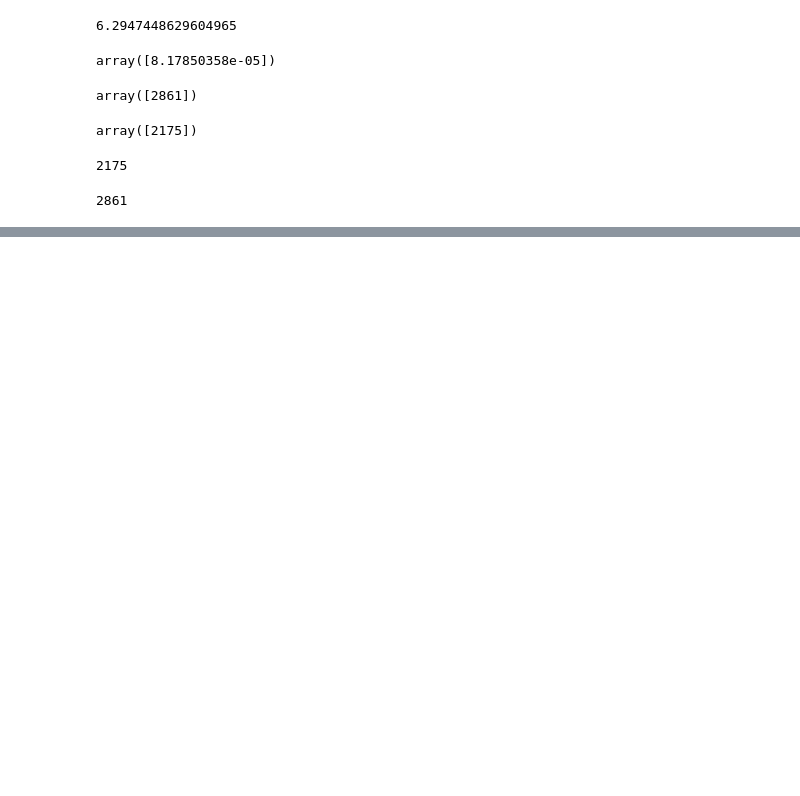
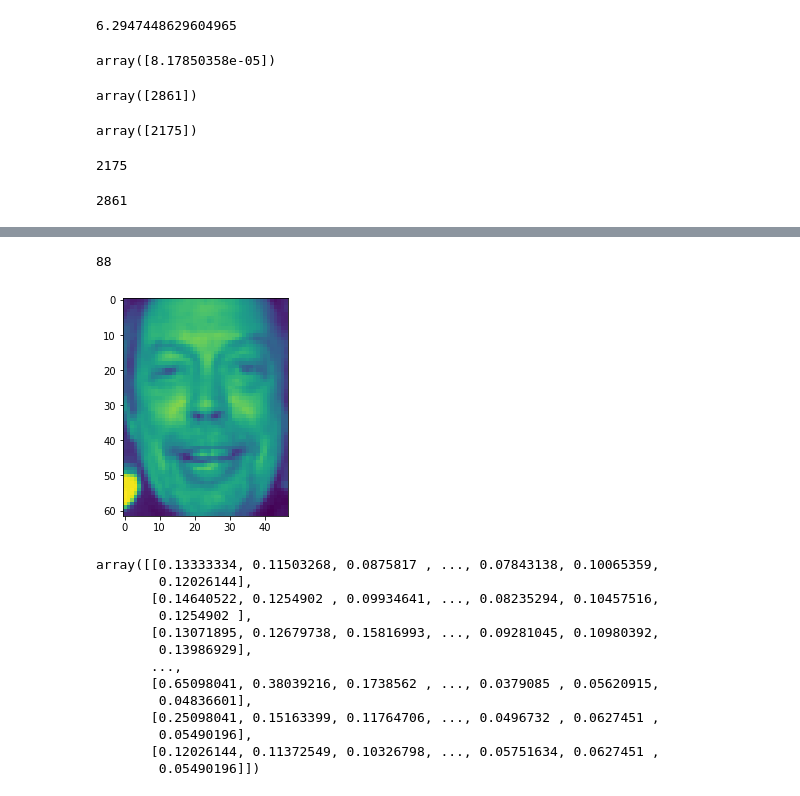
Before and after one commit to hkariti/anam, a Jupyter notebook: wet1/wet1.ipynb, the cells around one changed output, grey strips where cells are left out. Cells and saved outputs as stored; diff of their text form; code cells hidden in the pictures; blank space fills up the shorter version.

```diff
--- a/wet1/wet1.ipynb
+++ b/wet1/wet1.ipynb
@@ -64,0 +130,48 @@ second_data_point
+# %%
+patches =break_image(image(0))
+# %%
+len(a)
+# %% [output]
+88
+# %%
+def restore_image(patches, image_width=47, image_height=62):
+    patch_height, patch_width = patches[0].shape
+    width_count = int(image_width / patch_width)
+    height_count = int(image_height / patch_height)
+    image = np.zeros((image_height, image_width))
+    patch_index = 0
+    for w in range(width_count + 1):
+        for h in range(height_count + 1):
+            patch = patches[patch_index]
+            patch_index += 1
+            start_w_index = w*width
+            end_w_index = (w+1)*width
+            start_h_index = h*height
+            end_h_index = (h+1)*height
+            if h == height_count and w == width_count:
+                image[-height:,-width:] = patch
+            elif w == width_count:
+                image[start_h_index:end_h_index,-width:] = patch
+            elif h == height_count:
+                image[-height:,start_w_index:end_w_index] = patch
+            else:
+                image[start_h_index:end_h_index,start_w_index:end_w_index] = patch
+    plt.imshow(image)
+    plt.show()
+    return image
+restore_image(patches)
+# %% [output]
+[figure, added]
+array([[0.13333334, 0.11503268, 0.0875817 , ..., 0.07843138, 0.10065359,
+        0.12026144],
+       [0.14640522, 0.1254902 , 0.09934641, ..., 0.08235294, 0.10457516,
+        0.1254902 ],
+       [0.13071895, 0.12679738, 0.15816993, ..., 0.09281045, 0.10980392,
+        0.13986929],
+       ...,
+       [0.65098041, 0.38039216, 0.1738562 , ..., 0.0379085 , 0.05620915,
+        0.04836601],
+       [0.25098041, 0.15163399, 0.11764706, ..., 0.0496732 , 0.0627451 ,
+        0.05490196],
+       [0.12026144, 0.11372549, 0.10326798, ..., 0.05751634, 0.0627451 ,
+        0.05490196]])
```
Also changed, not shown: parts of 9 cells of this notebook.
